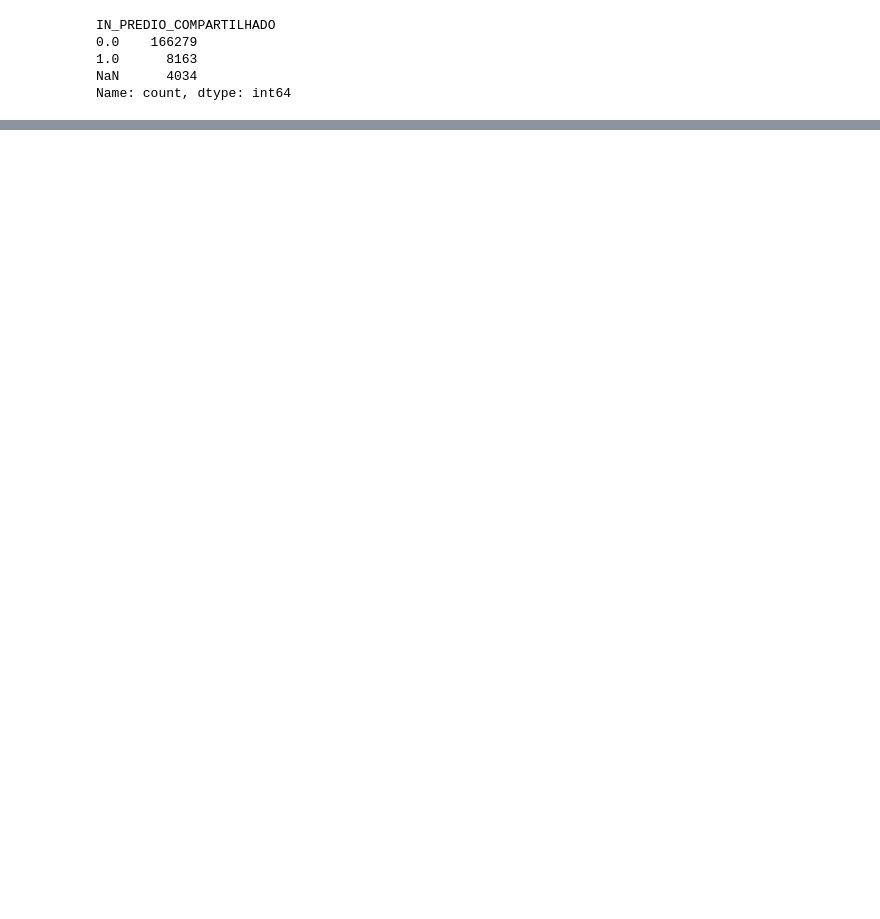
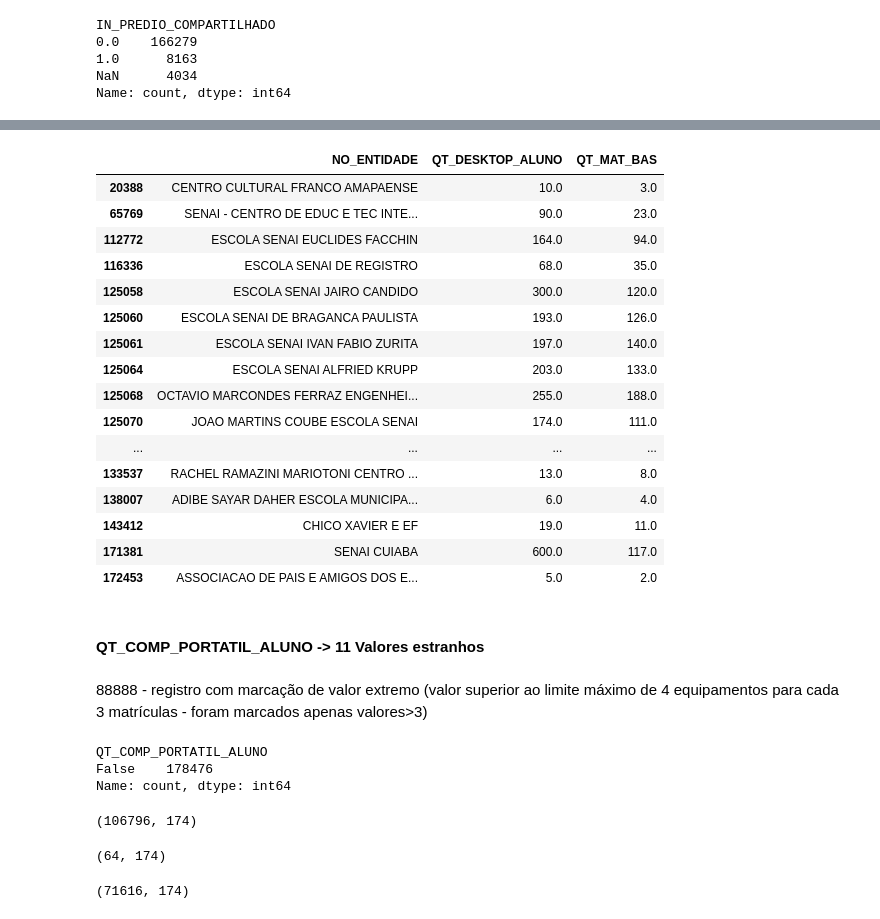
Before and after one commit to CinthiaNagahama/DCD_Rendimento_Escolar, a Jupyter notebook: explore.ipynb, the cells around one changed output, grey strips where cells are left out. Drawn from its saved outputs; the diff is of its cells as text; code cells hidden in the pictures; blank space fills up the shorter version.

```diff
--- a/explore.ipynb
+++ b/explore.ipynb
@@ -263,2 +679,5 @@ df.loc[(df['TP_DEPENDENCIA'] == 4) & (df['TP_CATEGORIA_ESCOLA_PRIVADA'].isna())]
 # %% [output]
 |  | NO_ENTIDADE | TP_DEPENDENCIA | TP_CATEGORIA_ESCOLA_PRIVADA | TP_LOCALIZACAO | TP_LOCALIZACAO_DIFERENCIADA | ... |
+# %%
+df.loc[(df['TP_DEPENDENCIA'] < 4) & (df['TP_CATEGORIA_ESCOLA_PRIVADA'].isna()), 'TP_CATEGORIA_ESCOLA_PRIVADA'] = -1
+df['TP_CATEGORIA_ESCOLA_PRIVADA'].value_counts(dropna=False)
@@ -327,3 +754,6 @@ Name: count, dtype: int64
 df[(df['TP_OCUPACAO_PREDIO_ESCOLAR'].isna()) & (df['IN_LOCAL_FUNC_PREDIO_ESCOLAR'] == 1)]
 # %% [output]
 |  | NO_ENTIDADE | TP_DEPENDENCIA | TP_CATEGORIA_ESCOLA_PRIVADA | TP_LOCALIZACAO | TP_LOCALIZACAO_DIFERENCIADA | ... |
+# %%
+df.loc[df['IN_LOCAL_FUNC_PREDIO_ESCOLAR'] == 0, 'TP_OCUPACAO_PREDIO_ESCOLAR'] = -1
+df[['IN_LOCAL_FUNC_PREDIO_ESCOLAR', 'TP_OCUPACAO_PREDIO_ESCOLAR']].value_counts(dropna = False)
@@ -400,3 +853,0 @@ cols_local = ['IN_LOCAL_FUNC_PREDIO_ESCOLAR', 'IN_LOCAL_FUNC_SOCIOEDUCATIVO', 'I
-# %%
-df['IN_PREDIO_COMPARTILHADO_T'] = df['IN_PREDIO_COMPARTILHADO']
-df.loc[df['IN_LOCAL_FUNC_SALAS_OUTRA_ESC'] == 1, 'IN_PREDIO_COMPARTILHADO_T'] = 1.0
@@ -468,0 +866,3 @@ df[(df['QT_MAT_BAS'] / 3 * 4 < df['QT_DESKTOP_ALUNO']) & (df['QT_DESKTOP_ALUNO']
+# %%
+df.loc[df['IN_LOCAL_FUNC_PREDIO_ESCOLAR'] == 0, 'IN_PREDIO_COMPARTILHADO'] = -1
+df[['IN_LOCAL_FUNC_PREDIO_ESCOLAR', 'TP_OCUPACAO_PREDIO_ESCOLAR', 'IN_PREDIO_COMPARTILHADO']].value_counts(dropna = False)
@@ -468,0 +2320,46 @@ df[(df['QT_MAT_BAS'] / 3 * 4 < df['QT_DESKTOP_ALUNO']) & (df['QT_DESKTOP_ALUNO']
+# %%
+df[
+    (df['QT_DESKTOP_ALUNO'] > 3) &
+    (df['QT_DESKTOP_ALUNO'] > df['QT_MAT_BAS'] / 3 * 4) &
+    (df['QT_DESKTOP_ALUNO'] < 88888)
+][['NO_ENTIDADE', 'QT_DESKTOP_ALUNO', 'QT_MAT_BAS']]
+# %% [output]
+|  | NO_ENTIDADE | QT_DESKTOP_ALUNO | QT_MAT_BAS |
+| 20388 | CENTRO CULTURAL FRANCO AMAPAENSE | 10.0 | 3.0 |
+| 65769 | SENAI - CENTRO DE EDUC E TEC INTE... | 90.0 | 23.0 |
+| 112772 | ESCOLA SENAI EUCLIDES FACCHIN | 164.0 | 94.0 |
+| 116336 | ESCOLA SENAI DE REGISTRO | 68.0 | 35.0 |
+| 125058 | ESCOLA SENAI JAIRO CANDIDO | 300.0 | 120.0 |
+| 125060 | ESCOLA SENAI DE BRAGANCA PAULISTA | 193.0 | 126.0 |
+| 125061 | ESCOLA SENAI IVAN FABIO ZURITA | 197.0 | 140.0 |
+| 125064 | ESCOLA SENAI ALFRIED KRUPP | 203.0 | 133.0 |
+| 125068 | OCTAVIO MARCONDES FERRAZ ENGENHEI... | 255.0 | 188.0 |
+| 125070 | JOAO MARTINS COUBE ESCOLA SENAI | 174.0 | 111.0 |
+| ... | ... | ... | ... |
+| 133537 | RACHEL RAMAZINI MARIOTONI CENTRO ... | 13.0 | 8.0 |
+| 138007 | ADIBE SAYAR DAHER ESCOLA MUNICIPA... | 6.0 | 4.0 |
+| 143412 | CHICO XAVIER E EF | 19.0 | 11.0 |
+| 171381 | SENAI CUIABA | 600.0 | 117.0 |
+| 172453 | ASSOCIACAO DE PAIS E AMIGOS DOS E... | 5.0 | 2.0 |
+# %% [markdown]
+#### QT_COMP_PORTATIL_ALUNO -> 11 Valores estranhos
+# %% [markdown]
+88888 - registro com marcação de valor extremo (valor superior ao limite máximo de 4 equipamentos para cada 3 matrículas - foram marcados apenas valores>3)
+# %%
+df['QT_COMP_PORTATIL_ALUNO'].isna().value_counts(dropna=False)
+# %% [output]
+QT_COMP_PORTATIL_ALUNO
+False    178476
+Name: count, dtype: int64
+# %%
+df[df['QT_COMP_PORTATIL_ALUNO'] == 0].shape
+# %% [output]
+(106796, 174)
+# %%
+df[df['QT_COMP_PORTATIL_ALUNO'] == 88888].shape
+# %% [output]
+(64, 174)
+# %%
+df[(df['QT_COMP_PORTATIL_ALUNO'] > 0) & (df['QT_COMP_PORTATIL_ALUNO'] < 88888)].shape
+# %% [output]
+(71616, 174)
```
Also changed, not shown: parts of 477 cells of this notebook.
